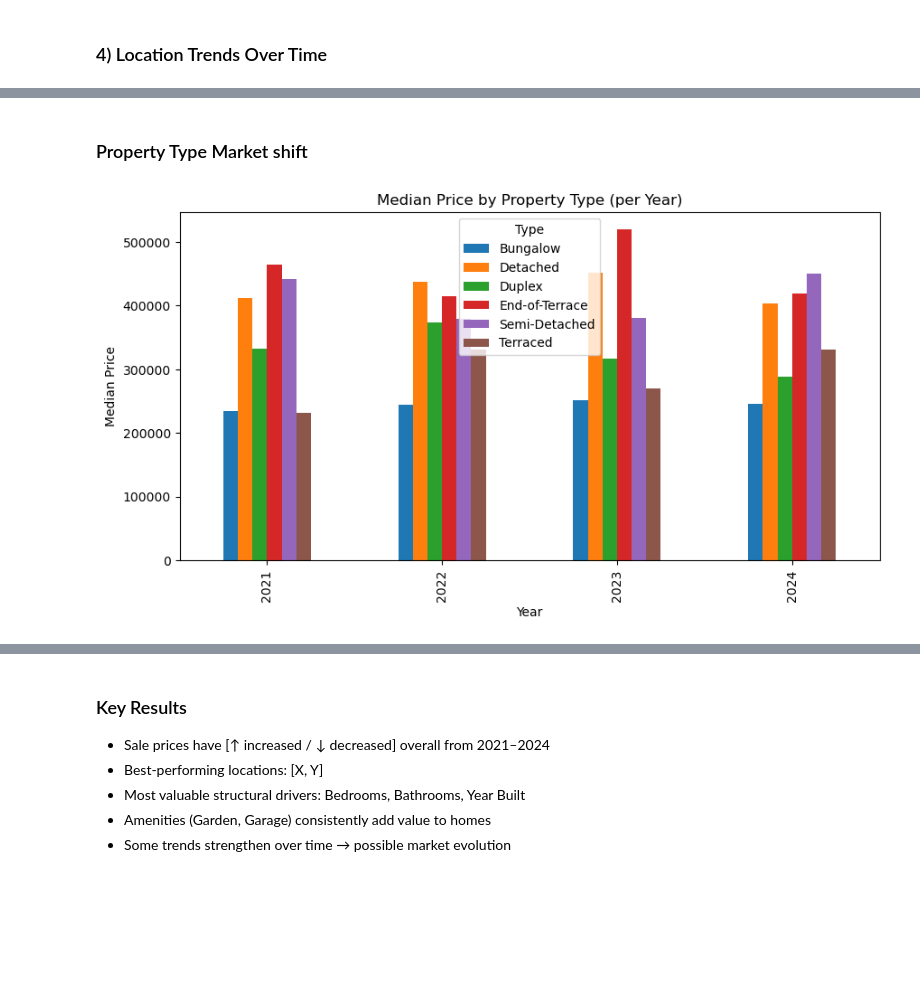
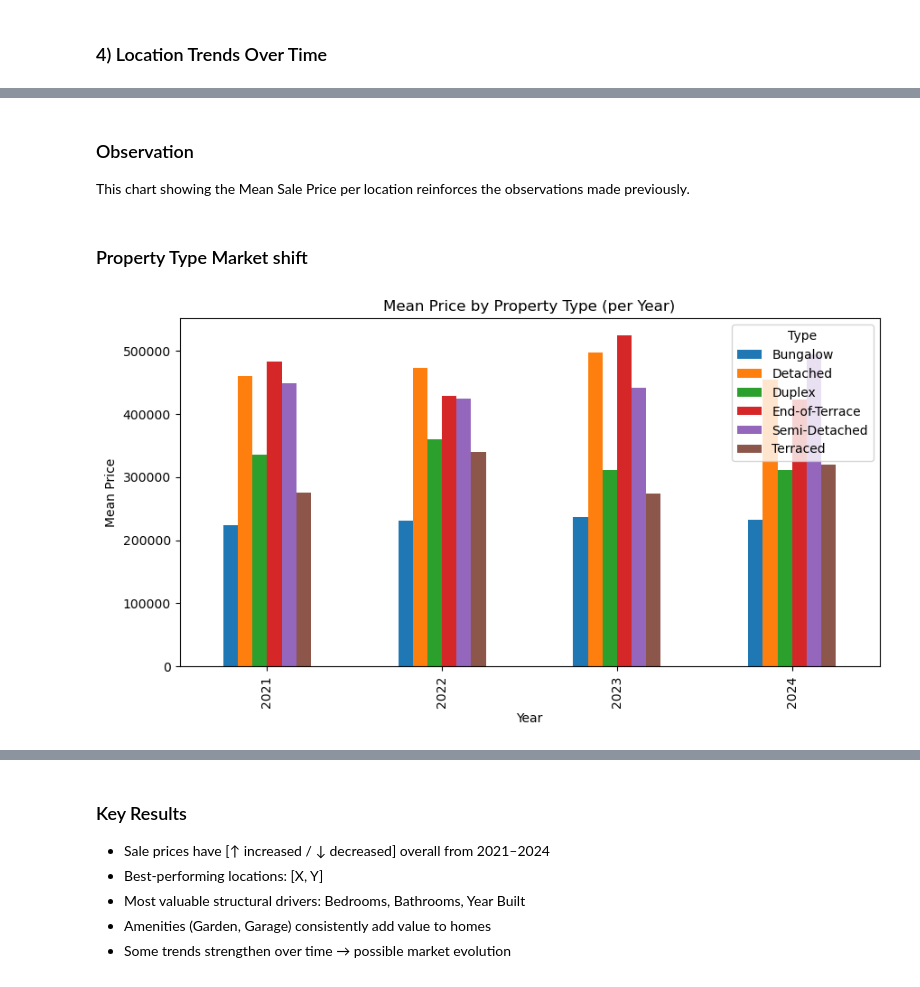
Before and after one commit to frederick2003/Property-Sales-Data-Analysis, a Jupyter notebook: Analysis.ipynb, the cells around one changed output, grey strips where cells are left out. Drawn from its saved outputs; the diff is of its cells as text; code cells hidden in the pictures; blank space fills up the shorter version.

```diff
--- a/Analysis.ipynb
+++ b/Analysis.ipynb
@@ -363,9 +378,13 @@ for col in features:
+# %% [markdown]
+### Observation
+
+This chart showing the Mean Sale Price per location reinforces the observations made previously.
 # %% [markdown]
 ### Property Type Market shift
 # %%
-master_df.groupby(["Year", "Type"])["Sale Price"].median().unstack().plot(kind="bar", figsize=(10,5))
-plt.title("Median Price by Property Type (per Year)")
-plt.ylabel("Median Price")
+master_df.groupby(["Year", "Type"])["Sale Price"].mean().unstack().plot(kind="bar", figsize=(10,5))
+plt.title("Mean Price by Property Type (per Year)")
+plt.ylabel("Mean Price")
 plt.show()
 # %% [output]
-[figure, old version]
+[figure, new version]
```
Also changed, not shown: parts of 19 cells of this notebook.
